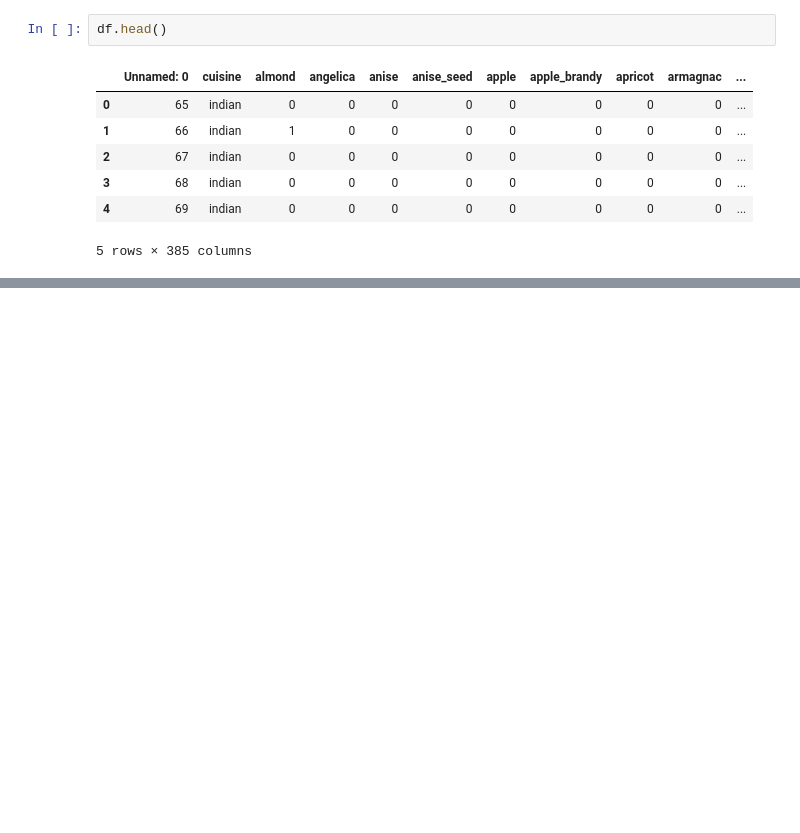
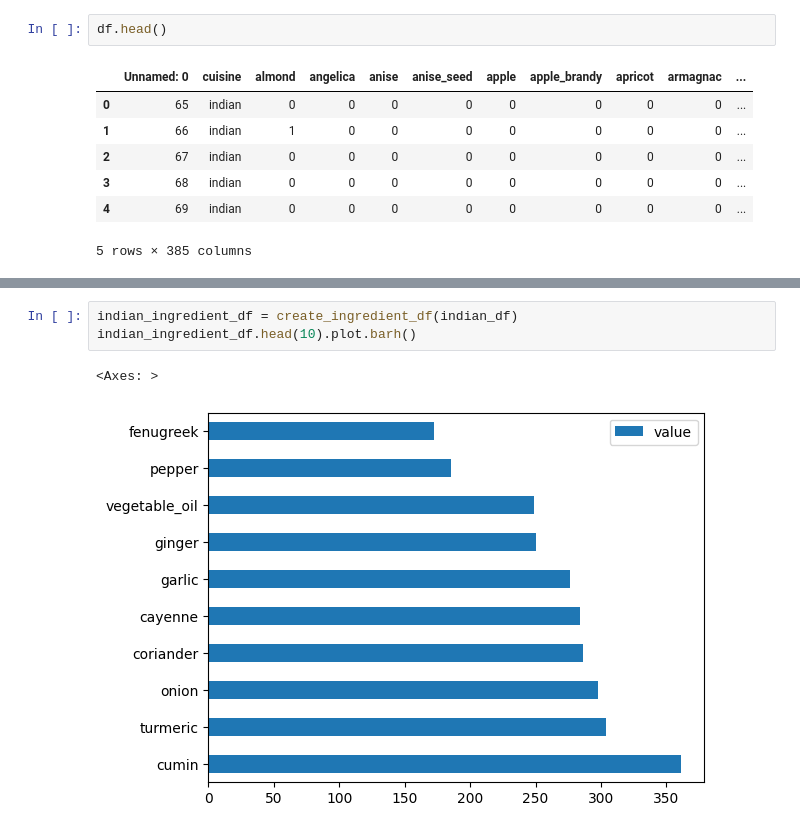
Before and after one commit to omnb/ML-For-Beginners, a Jupyter notebook: 4-Classification/1-Introduction/notebook.ipynb, the cells around one changed output, grey strips where cells are left out. Drawn from its saved outputs; the diff is of its cells as text; blank space fills up the shorter version.

```diff
--- a/4-Classification/1-Introduction/notebook.ipynb
+++ b/4-Classification/1-Introduction/notebook.ipynb
@@ -20,0 +82,6 @@ df.head()
+# %%
+indian_ingredient_df = create_ingredient_df(indian_df)
+indian_ingredient_df.head(10).plot.barh()
+# %% [output]
+<Axes: >
+[figure, added]
```
Also changed, not shown: parts of 13 cells of this notebook, 1 other file.
